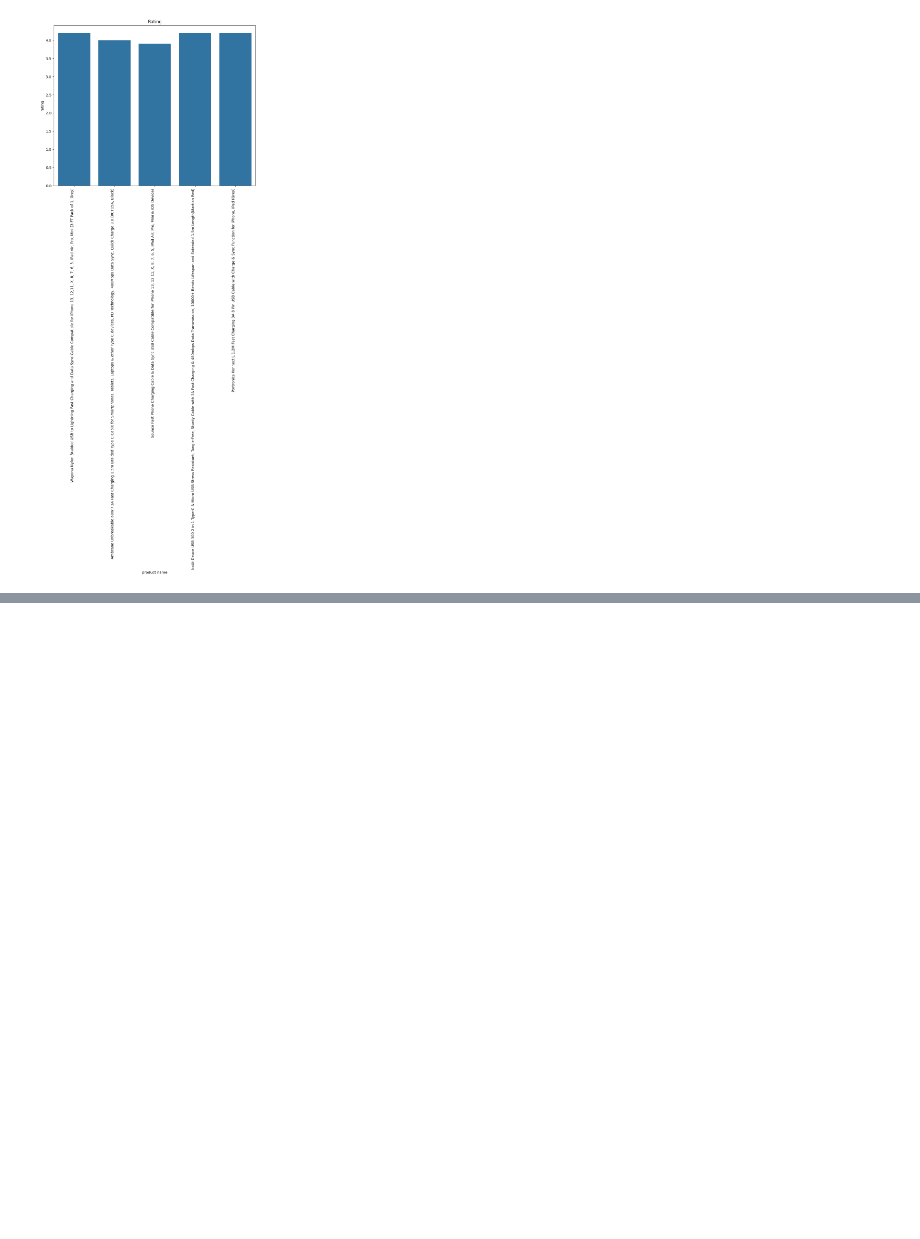
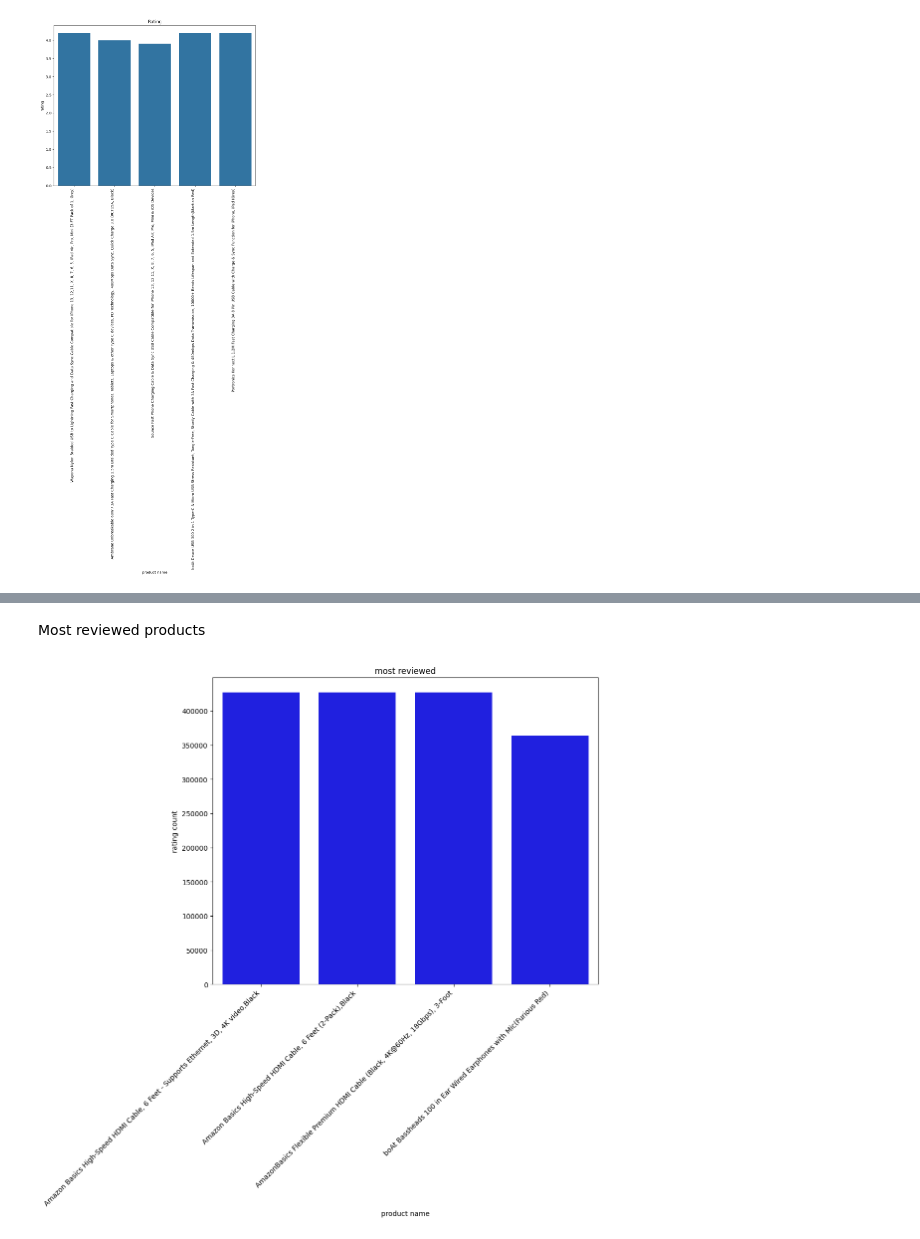
Before and after one commit to rodyragab35205-maker/Amazon-EDA-Project, a Jupyter notebook: notebooks/amazon_eda.ipynb, the cells around one changed output, grey strips where cells are left out. Drawn from its saved outputs; the diff is of its cells as text; code cells hidden in the pictures; blank space fills up the shorter version.

```diff
--- a/notebooks/amazon_eda.ipynb
+++ b/notebooks/amazon_eda.ipynb
@@ -420,0 +443,13 @@ plt.show()
+# %% [markdown]
+Most reviewed products
+# %%
+most_reviewed = amazon.sort_values(by=['rating_count'], ascending=False).head(5)
+plt.figure(figsize=(10,8))
+sns.barplot(data=most_reviewed,x='product_name',y='rating_count',color='b')
+plt.title("most reviewed")
+plt.xlabel("product name")
+plt.ylabel("rating count")
+plt.xticks(rotation=45,ha='right')
+plt.show()
+# %% [output]
+[figure, added]
```
Also changed, not shown: parts of 9 cells of this notebook.
